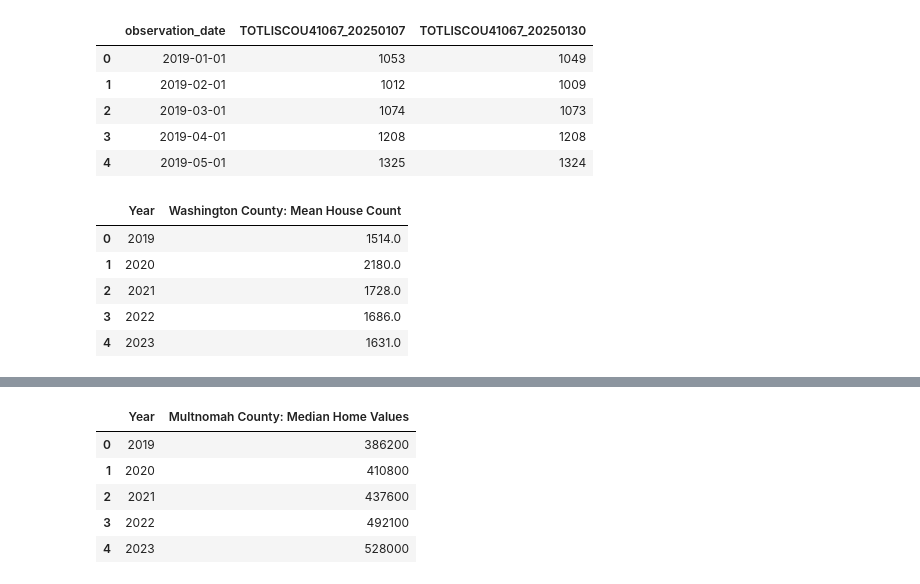
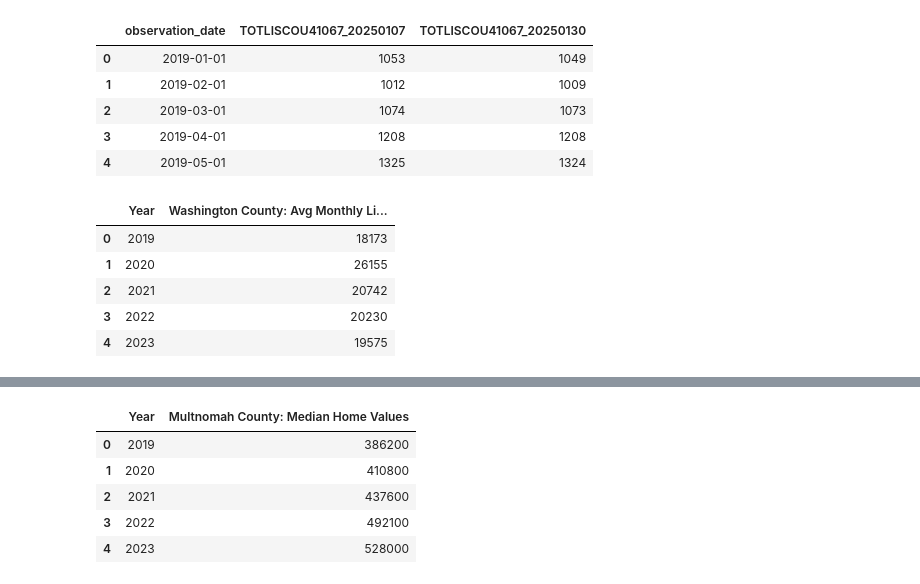
Before and after one commit to Tserrof7/Portland-Housing-Prices-Affordability-Project, a Jupyter notebook: csv_files/code_for_calc_csv.ipynb, the cells around one changed output, grey strips where cells are left out. Drawn from its saved outputs; the diff is of its cells as text; code cells hidden in the pictures.

```diff
--- a/csv_files/code_for_calc_csv.ipynb
+++ b/csv_files/code_for_calc_csv.ipynb
@@ -109,24 +112,24 @@ w_county.head()
 # %%
 #create Washington County DF
 #convert the date
 w_county['observation_date'] = pd.to_datetime(m_county['observation_date'])
 
 #extract Year and create a new column
 w_county['Year'] = w_county['observation_date'].dt.year
 
 #group by Year and calculate the mean
-w_house_count = w_county.groupby('Year')['TOTLISCOU41067_20250107'].mean().round(0)
+w_house_count = w_county.groupby('Year')['TOTLISCOU41067_20250107'].sum().round(0)
 
 wash_df = w_house_count.reset_index()
-wash_df.columns = ['Year', 'Washington County: Mean House Count']
+wash_df.columns = ['Year', 'Washington County: Avg Monthly Listing']
 wash_df
 # %% [output]
-|  | Year | Washington County: Mean House Count |
-| 0 | 2019 | 1514.0 |
-| 1 | 2020 | 2180.0 |
-| 2 | 2021 | 1728.0 |
-| 3 | 2022 | 1686.0 |
-| 4 | 2023 | 1631.0 |
+|  | Year | Washington County: Avg Monthly Li... |
+| 0 | 2019 | 18173 |
+| 1 | 2020 | 26155 |
+| 2 | 2021 | 20742 |
+| 3 | 2022 | 20230 |
+| 4 | 2023 | 19575 |
 # %%
 merge1 = pd.merge(wash_df,clack_df, on='Year')
 merge2 = pd.merge(merge1,mult_df, on='Year')
```
Also changed, not shown: parts of 15 cells of this notebook, 2 other files.
